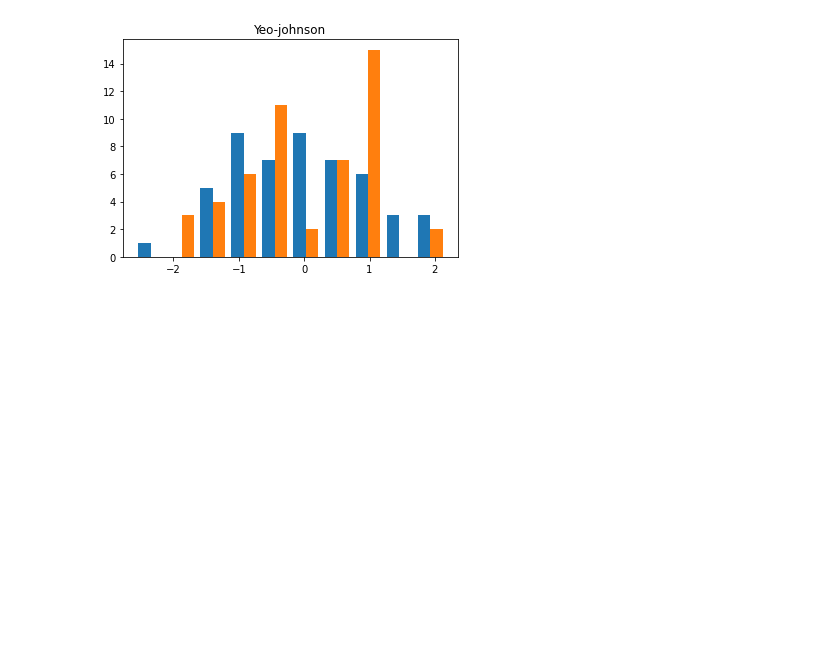
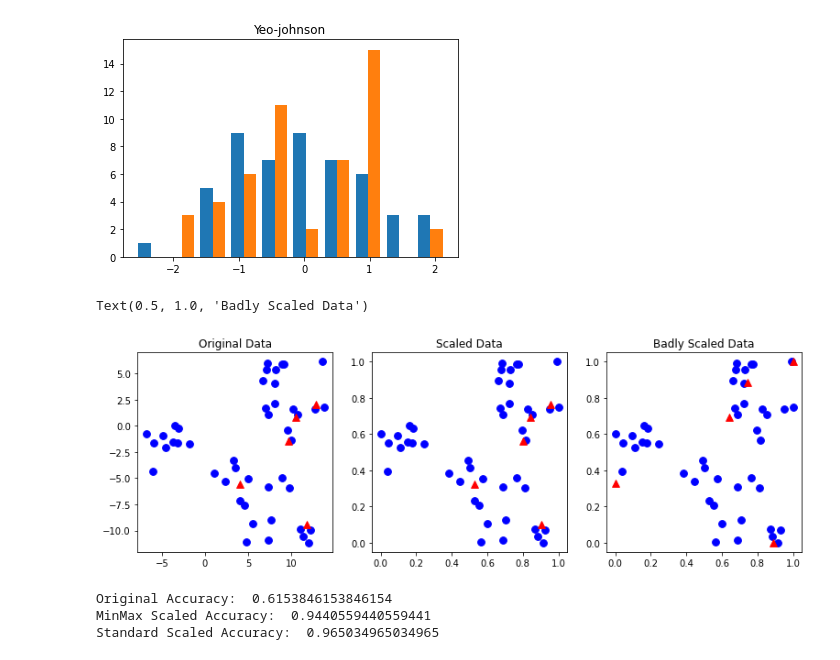
Before and after one commit to jinoe/SciKit-learn-Machine-Learning, a Jupyter notebook: ch03_DataScaler.ipynb, the cells around one changed output. Cells and saved outputs as stored; diff of their text form; code cells hidden in the pictures; blank space fills up the shorter version.

```diff
--- a/ch03_DataScaler.ipynb
+++ b/ch03_DataScaler.ipynb
@@ -233,3 +216,67 @@ plt.show()
 [figure]
 [figure]
 [figure]
+# %%
+# 훈련집합과 테스틑집합의 스케일은 같은 방식으로 조정해야한다.
+
+from sklearn.datasets import make_blobs
+X, _ = make_blobs(n_samples=50, centers=5,random_state=4,cluster_std=2)
+
+X_train, X_test = train_test_split(X,random_state=5,test_size=0.1)
+
+fig, axes = plt.subplots(1,3,figsize=(13,4))
+
+axes[0].scatter(X_train[:,0],X_train[:,1],c='blue',s=60)
+axes[0].scatter(X_test[:,0],X_test[:,1],c='red',s=60, marker='^')
+axes[0].set_title("Original Data")
+
+scaler = MinMaxScaler().fit(X_train)
+X_train_scaled = scaler.transform(X_train)
+X_test_scaled = scaler.transform(X_test)
+axes[1].scatter(X_train_scaled[:,0],X_train_scaled[:,1],c='blue',s=60)
+axes[1].scatter(X_test_scaled[:,0],X_test_scaled[:,1],c='red',s=60, marker='^')
+axes[1].set_title("Scaled Data")
+
+scaler2 = MinMaxScaler().fit(X_test)
+X_test_scaled = scaler2.transform(X_test)
+axes[2].scatter(X_train_scaled[:,0],X_train_scaled[:,1],c='blue',s=60)
+axes[2].scatter(X_test_scaled[:,0],X_test_scaled[:,1],c='red',s=60, marker='^')
+axes[2].set_title("Badly Scaled Data")
+
+# => 훈련집합과 테스트집합의 스케일러는 같은것을 사용해야한다.
+# %% [output]
+Text(0.5, 1.0, 'Badly Scaled Data')
+[figure, added]
+# %%
+# 실험적으로 확인
+# 유방암 데이터셋의 정확도 비교
+
+from sklearn.datasets import load_breast_cancer
+cancer = load_breast_cancer()
+X_train, X_test, y_train, y_test = train_test_split(cancer.data, cancer.target, random_state=1)
+
+from sklearn.svm import SVC
+
+svm = SVC(gamma='auto').fit(X_train, y_train)
+print("Original Accuracy: ",svm.score(X_test, y_test)) # 0.61
+
+scaler = MinMaxScaler().fit(X_train)
+
+X_train_scaled = scaler.transform(X_train)
+X_test_scaled = scaler.transform(X_test)
+
+svm = SVC(gamma='auto').fit(X_train_scaled, y_train)
+print("MinMax Scaled Accuracy: ",svm.score(X_test_scaled, y_test)) # 0.94
+
+from sklearn.preprocessing import StandardScaler
+scaler = StandardScaler().fit(X_train)
+
+X_train_scaled = scaler.transform(X_train)
+X_test_scaled = scaler.transform(X_test)
+
+svm = SVC(gamma='auto').fit(X_train_scaled, y_train)
+print("Standard Scaled Accuracy: ",svm.score(X_test_scaled, y_test)) # 0.96
+# %% [output]
+Original Accuracy:  0.6153846153846154
+MinMax Scaled Accuracy:  0.9440559440559441
+Standard Scaled Accuracy:  0.965034965034965
```
Also changed, not shown: parts of 2 cells of this notebook, 1 other file.
